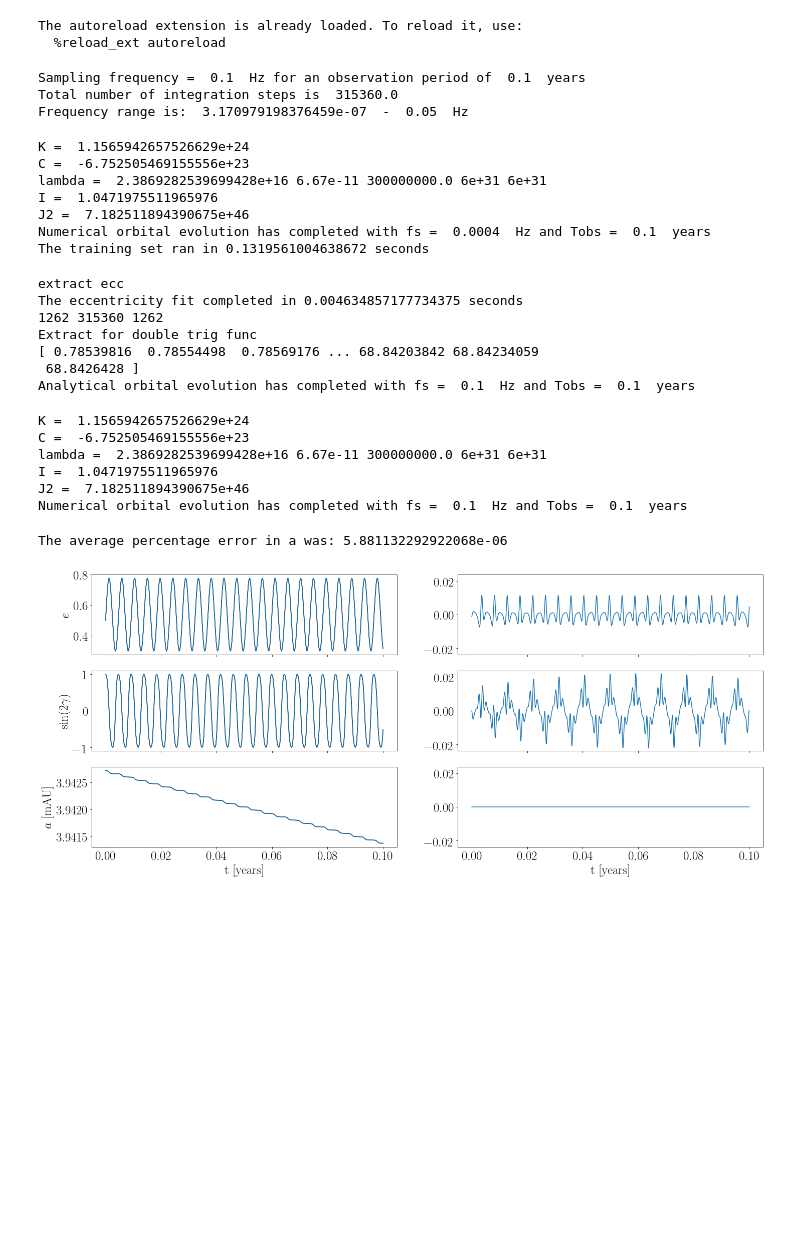
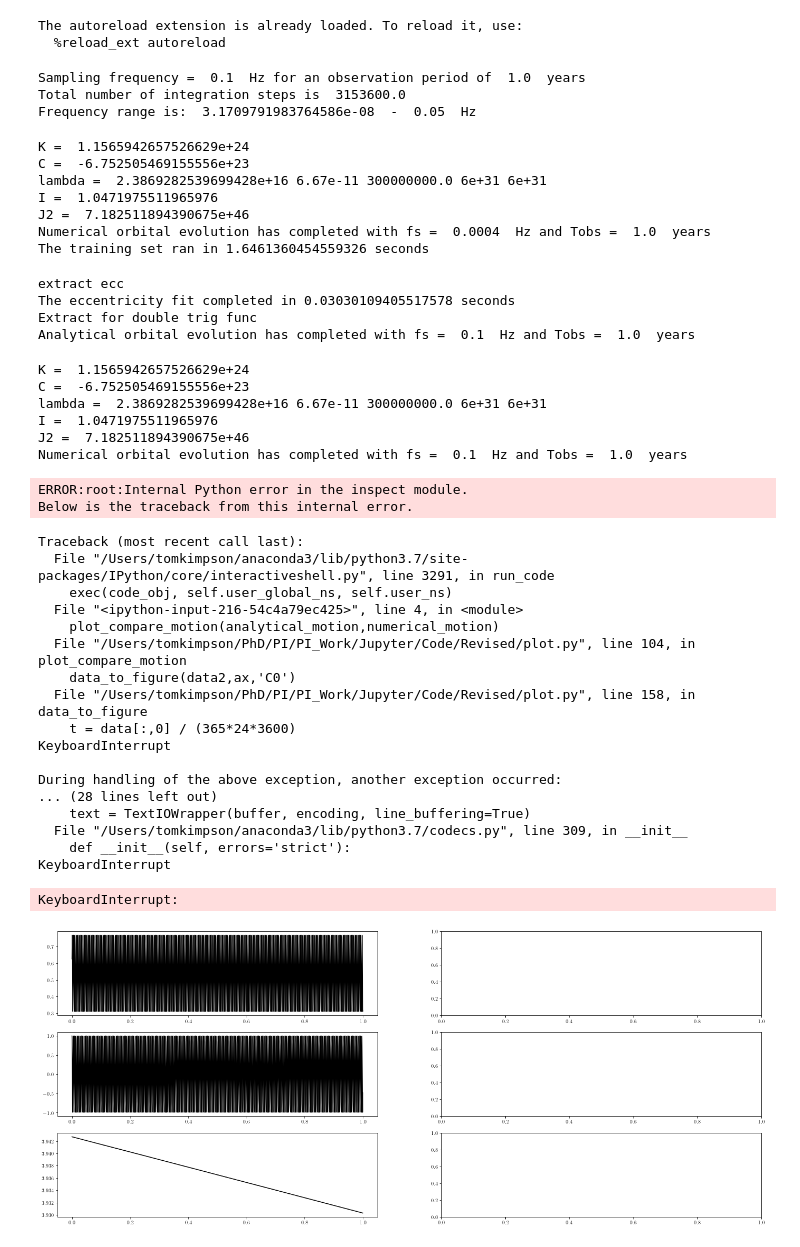
Before and after one commit to tomkimpson/Hierarchical-Triples, a Jupyter notebook: Jupyter/Code/Revised/Randal.ipynb, the cells around one changed output. Saved outputs shown, nothing was run; the diff lists cells and outputs as text; code cells hidden in the pictures; blank space fills up the shorter version.

```diff
--- a/Jupyter/Code/Revised/Randal.ipynb
+++ b/Jupyter/Code/Revised/Randal.ipynb
@@ -36,15 +36,15 @@ D = 1e6 * pc #distance from source to observer 1Mpc
 
 
 #---Integration settings
-Tint = 0.1
+Tint = 1.0
 fs = 1e-1
 
 #---Info for user
 status(fs, Tint)
 # %% [output]
-Sampling frequency =  0.1  Hz for an observation period of  0.1  years
-Total number of integration steps is  315360.0
-Frequency range is:  3.170979198376459e-07  -  0.05  Hz
+Sampling frequency =  0.1  Hz for an observation period of  1.0  years
+Total number of integration steps is  3153600.0
+Frequency range is:  3.1709791983764586e-08  -  0.05  Hz
 # %%
 #Training set
 import time
@@ -53,27 +53,24 @@ output = numerical_orbital_evolution(m0,m1,m2,a1,e1,g1,J1,e2,a2,I,4e-4,Tint)
 numerical_motion = output[0]
 constants = output[1]
 t1 = time.time()
-
 print ('The training set ran in',t1-t0 , 'seconds')
+#plot_motion(numerical_motion)
 # %% [output]
 K =  1.1565942657526629e+24
 C =  -6.752505469155556e+23
 lambda =  2.3869282539699428e+16 6.67e-11 300000000.0 6e+31 6e+31
 I =  1.0471975511965976
 J2 =  7.182511894390675e+46
-Numerical orbital evolution has completed with fs =  0.0004  Hz and Tobs =  0.1  years
-The training set ran in 0.1319561004638672 seconds
+Numerical orbital evolution has completed with fs =  0.0004  Hz and Tobs =  1.0  years
+The training set ran in 1.6461360454559326 seconds
 # %%
 #Analytical solution
 analytical_motion = analytical_orbital_evolution(numerical_motion,Tint, fs,constants)
 # %% [output]
 extract ecc
-The eccentricity fit completed in 0.004634857177734375 seconds
-1262 315360 1262
+The eccentricity fit completed in 0.03030109405517578 seconds
 Extract for double trig func
-[ 0.78539816  0.78554498  0.78569176 ... 68.84203842 68.84234059
- 68.8426428 ]
-Analytical orbital evolution has completed with fs =  0.1  Hz and Tobs =  0.1  years
+Analytical orbital evolution has completed with fs =  0.1  Hz and Tobs =  1.0  years
 # %%
 #Numerical solution
 output = numerical_orbital_evolution(m0,m1,m2,a1,e1,g1,J1,e2,a2,I,fs,Tint)
@@ -84,17 +81,37 @@ C =  -6.752505469155556e+23
 lambda =  2.3869282539699428e+16 6.67e-11 300000000.0 6e+31 6e+31
 I =  1.0471975511965976
 J2 =  7.182511894390675e+46
-Numerical orbital evolution has completed with fs =  0.1  Hz and Tobs =  0.1  years
+Numerical orbital evolution has completed with fs =  0.1  Hz and Tobs =  1.0  years
 # %%
 %matplotlib inline
 from plot import *
 #temp(numerical_motion)
 plot_compare_motion(analytical_motion,numerical_motion)
-#plot_motion(numerical_motion)
-#plot_motion(analytical_motion)
+plot_motion(analytical_motion)
+plot_motion(numerical_motion)
+#
 # %% [output]
-The average percentage error in a was: 5.881132292922068e-06
+ERROR:root:Internal Python error in the inspect module.
+Below is the traceback from this internal error.
+Traceback (most recent call last):
+  File "/Users/tomkimpson/anaconda3/lib/python3.7/site-packages/IPython/core/interactiveshell.py", line 3291, in run_code
+    exec(code_obj, self.user_global_ns, self.user_ns)
+  File "<ipython-input-216-54c4a79ec425>", line 4, in <module>
+    plot_compare_motion(analytical_motion,numerical_motion)
+  File "/Users/tomkimpson/PhD/PI/PI_Work/Jupyter/Code/Revised/plot.py", line 104, in plot_compare_motion
+    data_to_figure(data2,ax,'C0')
+  File "/Users/tomkimpson/PhD/PI/PI_Work/Jupyter/Code/Revised/plot.py", line 158, in data_to_figure
+    t = data[:,0] / (365*24*3600)
+KeyboardInterrupt
+
+During handling of the above exception, another exception occurred:
+... (28 lines left out)
+    text = TextIOWrapper(buffer, encoding, line_buffering=True)
+  File "/Users/tomkimpson/anaconda3/lib/python3.7/codecs.py", line 309, in __init__
+    def __init__(self, errors='strict'):
+KeyboardInterrupt
+KeyboardInterrupt:
-[figure, old version]
+[figure, new version]
 # %%
 import GravRadiation as GR
 constants = np.array([m0+m1, nmodes,iota,m0*m1/(m0+m1),D])
```
Also changed, not shown: parts of 2 cells of this notebook, 20 other files.
